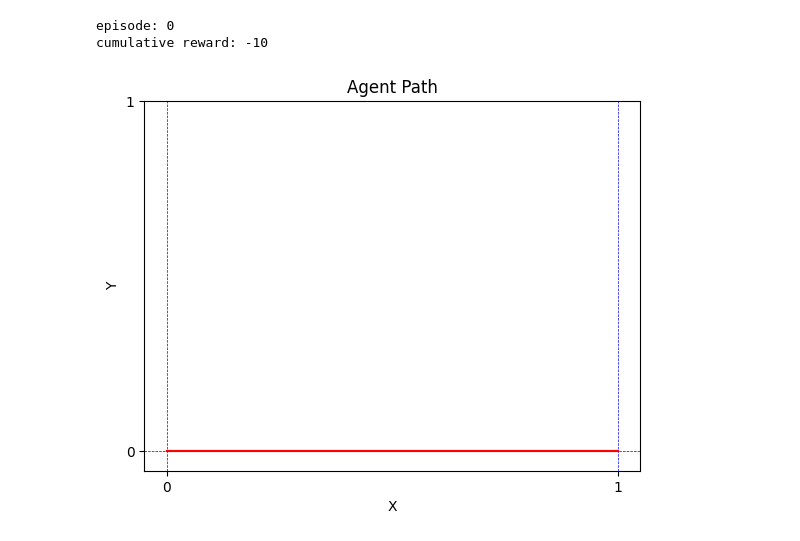
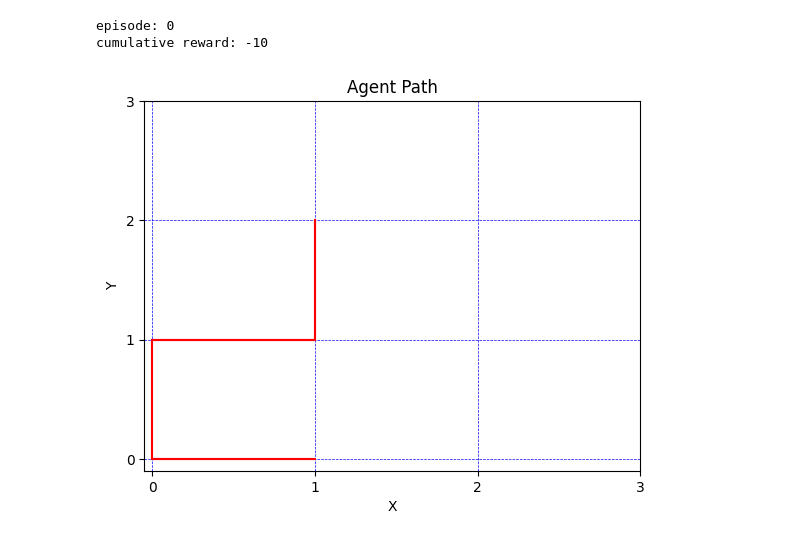
Before and after one commit to brucexi999/UBC-EECE571F, a Jupyter notebook: source/demo.ipynb, the cells around one changed output. Saved outputs shown, nothing was run; the diff lists cells and outputs as text; code cells hidden in the pictures.

```diff
--- a/source/demo.ipynb
+++ b/source/demo.ipynb
@@ -19,30 +12,31 @@ Run `pip install -U ipywidgets`, then restart the notebook server for rich noteb
 # %%
 # instantiate the env
-length, width, capacity = 2, 2, 2
+length, width, capacity = 4, 4, 2
 edge_capacity = np.full((length,width,4),capacity)
+nets = [(0,0), (3,2)]
 macros = []
-env= SimpleEnv(length, width, macros, edge_capacity)
+env= SimpleEnv(length, width, nets, macros, edge_capacity)
 num_episodes = 1
 
 # render the env with random moves
 for ep in range(num_episodes):
     total_reward = 0
-    obs, _ = env.reset()
+    obs = env.reset()
     done = False
     while True:
         action = env.action_space.sample()
-        new_obs, reward, done, _, info = env.step(action)
+        new_obs, reward, done, info = env.step(action)
         total_reward += reward
 
         if done:
             break
 
     print(f"episode: {ep}")
     print(f"cumulative reward: {total_reward}")
     env.render()
 # %% [output]
 episode: 0
 cumulative reward: -10
-[figure, old version]
+[figure, new version]
 # %%
 # register and check the env
```
Also changed, not shown: parts of 7 cells of this notebook, 5 other files.
